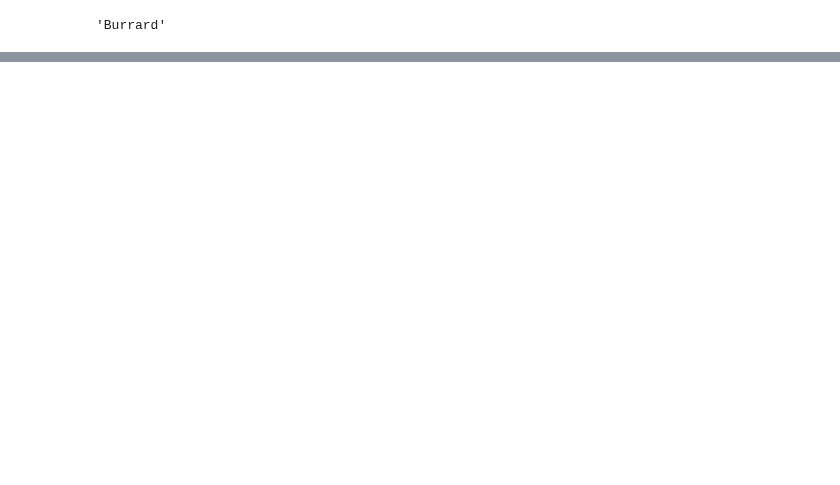
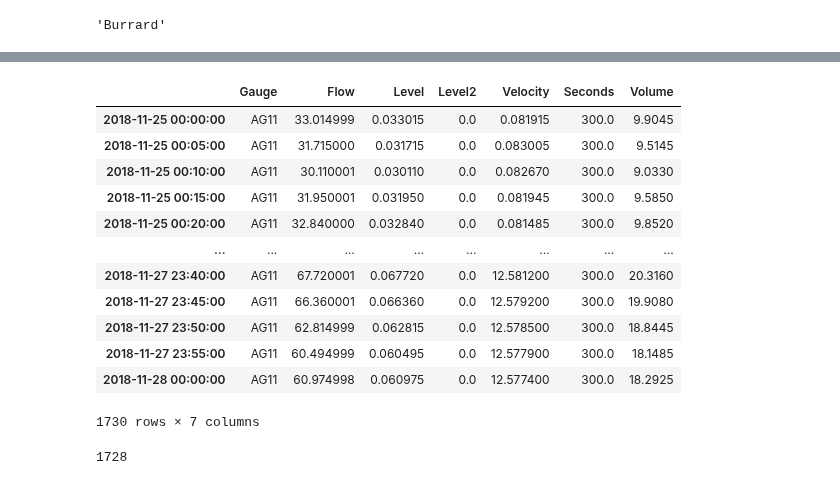
Before and after one commit to henriklocke/Calibration, a Jupyter notebook: Calibration.ipynb, the cells around one changed output, grey strips where cells are left out. Cells and saved outputs as stored; diff of their text form; code cells hidden in the pictures; blank space fills up the shorter version.

```diff
--- a/Calibration.ipynb
+++ b/Calibration.ipynb
@@ -444,3 +459,7 @@ WI3.dfs0 item 1 not a flow type
  'SI9',
  'VR10',
  'WI3']
+# %%
+for f in os.listdir(result_folder):
+    if f[-6:]=='.res1d' and not 'ADDOUT' in f and not 'RR' in f and not 'UserSpecified' in f and not 'hotstart' in f.lower():
+        print(f)
@@ -451,7 +488,7 @@ first_flow = True
 first_velocity = True
 
 for f in os.listdir(result_folder):
-    if f[-6:]=='.res1d' and not 'ADDOUT' in f and not 'RR' in f and not 'UserSpecified' in f:
+    if f[-6:]=='.res1d' and not 'ADDOUT' in f and not 'RR' in f and not 'UserSpecified' in f and not 'hotstart' in f.lower():
         res1d = Res1D(result_folder + '\\' + f)
         reaches = res1d.data.Reaches
         nodes = res1d.data.Nodes
@@ -626,7 +647,7 @@ gauge_ids
 # %%
 error_list = []
-for gauge in gauge_ids:
-
+for gauge in gauges.index[:4]:
+    if gauge in list(periods.Meter):
 
         location_type = gauges.loc[gauge,'Location Type']
         zone = str(gauges.loc[gauge,'Location'])
@@ -1123,7 +1144,7 @@ for gauge in gauge_ids:
 
 
                 fig = plotly.subplots.make_subplots(rows=1,cols=2,subplot_titles=(
-                                                    'Dicharge at Gauge ' + gauge + ', Reach ' + pipe + ', Rain Gauge ' + rain_gauge,
+                                                    'Discharge at Gauge ' + gauge + ', Reach ' + pipe + ', Rain Gauge ' + rain_gauge,
                                                     'Water Level at Gauge ' + gauge + ', Node ' + node),
                                                     specs=[[{"secondary_y": True}, {"secondary_y": True}]],
                                                    horizontal_spacing = 0.1)
@@ -1384,0 +1427,20 @@ if generate_confidence_csvs == True:
+# %%
+measured_gauge
+# %% [output]
+|  | Gauge | Flow | Level | Level2 | Velocity | Seconds | Volume |
+| 2018-11-25 00:00:00 | AG11 | 33.014999 | 0.033015 | 0.0 | 0.081915 | 300.0 | 9.9045 |
+| 2018-11-25 00:05:00 | AG11 | 31.715000 | 0.031715 | 0.0 | 0.083005 | 300.0 | 9.5145 |
+| 2018-11-25 00:10:00 | AG11 | 30.110001 | 0.030110 | 0.0 | 0.082670 | 300.0 | 9.0330 |
+| 2018-11-25 00:15:00 | AG11 | 31.950001 | 0.031950 | 0.0 | 0.081945 | 300.0 | 9.5850 |
+| 2018-11-25 00:20:00 | AG11 | 32.840000 | 0.032840 | 0.0 | 0.081485 | 300.0 | 9.8520 |
+| ... | ... | ... | ... | ... | ... | ... | ... |
+| 2018-11-27 23:40:00 | AG11 | 67.720001 | 0.067720 | 0.0 | 12.581200 | 300.0 | 20.3160 |
+| 2018-11-27 23:45:00 | AG11 | 66.360001 | 0.066360 | 0.0 | 12.579200 | 300.0 | 19.9080 |
+| 2018-11-27 23:50:00 | AG11 | 62.814999 | 0.062815 | 0.0 | 12.578500 | 300.0 | 18.8445 |
+| 2018-11-27 23:55:00 | AG11 | 60.494999 | 0.060495 | 0.0 | 12.577900 | 300.0 | 18.1485 |
+| 2018-11-28 00:00:00 | AG11 | 60.974998 | 0.060975 | 0.0 | 12.577400 | 300.0 | 18.2925 |
+1730 rows × 7 columns
+# %%
+3*24*12*2
+# %% [output]
+1728
```
Also changed, not shown: parts of 12 cells of this notebook.
